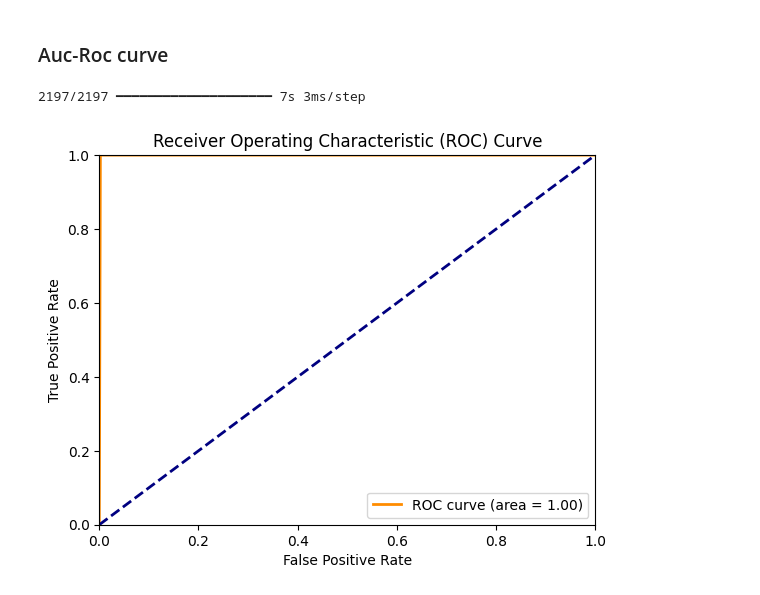
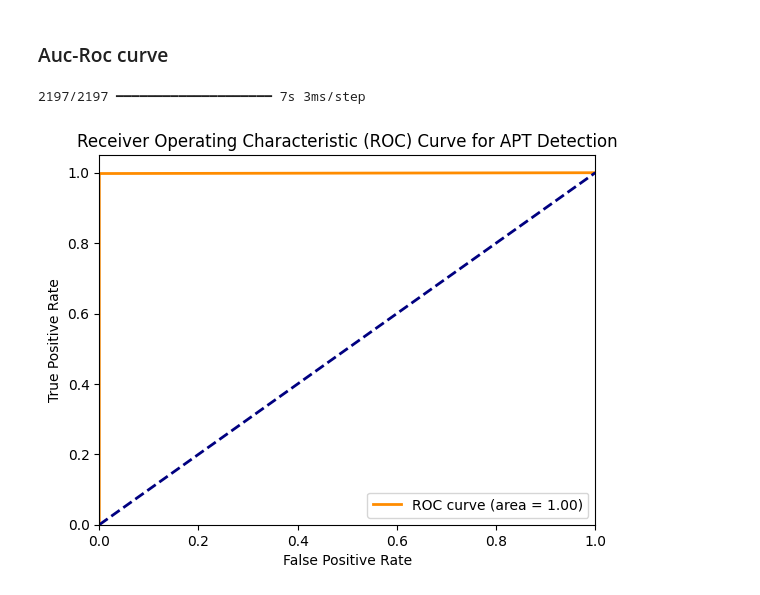
Before and after one commit to rakinplaban/APT_work, a Jupyter notebook: unraveled/cnn_bilstm_unbalanced.ipynb, the cells around one changed output. Drawn from its saved outputs; the diff is of its cells as text; code cells hidden in the pictures.

```diff
--- a/unraveled/cnn_bilstm_unbalanced.ipynb
+++ b/unraveled/cnn_bilstm_unbalanced.ipynb
@@ -1260,28 +1262,35 @@ Confusion Matrix:
 ### Auc-Roc curve
 # %%
 from sklearn.metrics import roc_curve, auc
+import matplotlib.pyplot as plt
 
 # Y_resampled_pred ===> Ground truth
-# Y_pred_binary ===> Predicted
+# Y_pred_proba ===> Predicted probabilities
 
-def plot_roc_curve(Y_resampled_pred, Y_pred_binary):
-    fnr, tnr, _ = roc_curve(Y_resampled_pred, Y_pred_binary)
-    roc_auc = auc(fnr, tnr)
+def plot_roc_curve(Y_resampled_pred, Y_pred_proba):
+    # Swap the labels: treat '0' as positive class and '1' as negative class
+    Y_resampled_pred_swapped = 1 - Y_resampled_pred
+    Y_pred_proba_swapped = 1 - Y_pred_proba
 
+    # Compute ROC curve and ROC area for the swapped labels
+    fpr, tpr, _ = roc_curve(Y_resampled_pred_swapped, Y_pred_proba_swapped)
+    roc_auc = auc(fpr, tpr)
+
+    # Plot the ROC curve
     plt.figure()
-    plt.plot(fnr, tnr, color='darkorange', lw=2, label=f'ROC curve (area = {roc_auc:.2f})')
+    plt.plot(fpr, tpr, color='darkorange', lw=2, label=f'ROC curve (area = {roc_auc:.2f})')
     plt.plot([0, 1], [0, 1], color='navy', lw=2, linestyle='--')
     plt.xlim([0.0, 1.0])
-    plt.ylim([0.0, 1.0])
+    plt.ylim([0.0, 1.05])
     plt.xlabel('False Positive Rate')
     plt.ylabel('True Positive Rate')
-    plt.title('Receiver Operating Characteristic (ROC) Curve')
+    plt.title('Receiver Operating Characteristic (ROC) Curve for APT Detection')
     plt.legend(loc="lower right")
     plt.show()
 
 # Generate predictions
 Y_pred_proba = best_model.predict(X_pred_lstm).ravel()
 plot_roc_curve(Y_resampled_pred, Y_pred_proba)
 # %% [output]
 2197/2197 ━━━━━━━━━━━━━━━━━━━━ 7s 3ms/step
-[figure, old version]
+[figure, new version]
```
Also changed, not shown: parts of 2 cells of this notebook.
